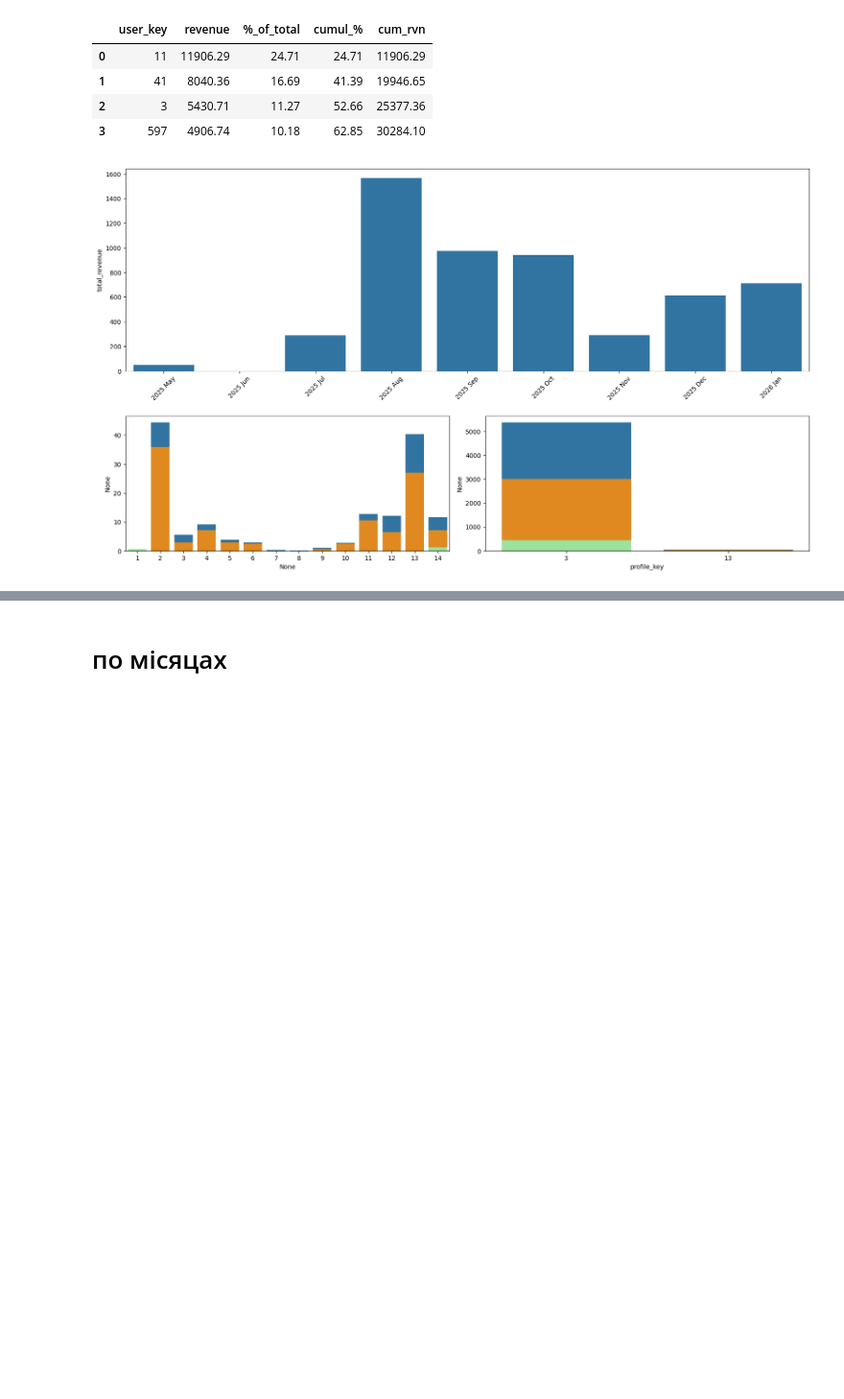
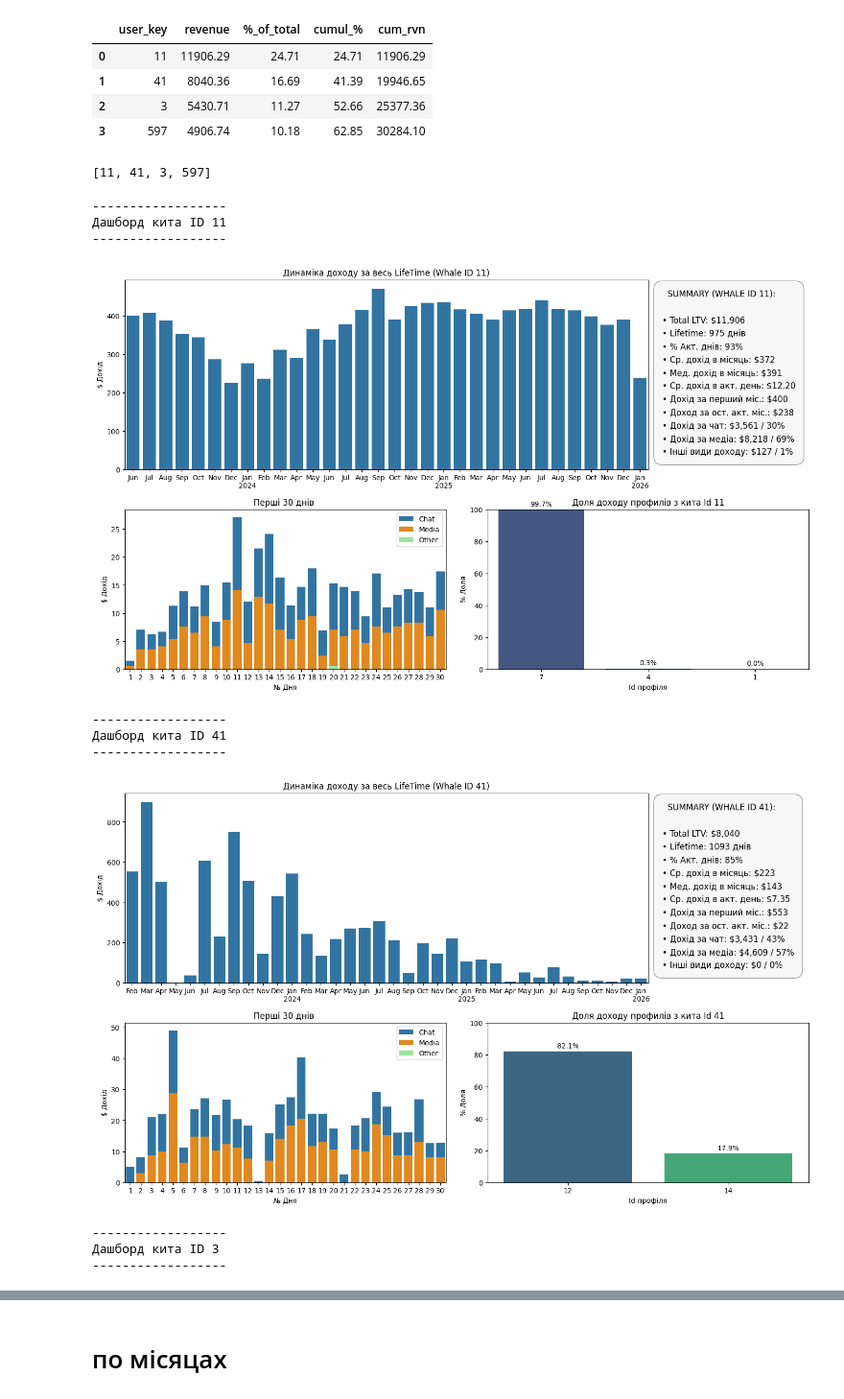
Before and after one commit to Chocopie-DA/db_analysis_sql_sweetylove, a Jupyter notebook: 03_notebooks/EDA.ipynb, the cells around one changed output, grey strips where cells are left out. Shown at 96% size. Cells and saved outputs as stored; diff of their text form; code cells hidden in the pictures; blank space fills up the shorter version.

Commit message:
whales dashboards

```diff
--- a/03_notebooks/EDA.ipynb
+++ b/03_notebooks/EDA.ipynb
@@ -1090,6 +1114,24 @@ def whale_plot(whale_id):
 
     plt.show()
+# %%
+whales_id
+# %% [output]
+[11, 41, 3, 597]
 # %%
-whale_plot(3)
+for id in whales_id:
+    print("------------------")
+    print("Дашборд кита ID", id)
+    print("------------------")
+    whale_dashboard(id, 30)
 # %% [output]
+------------------
+Дашборд кита ID 11
+------------------
-[figure, old version]
+[figure, new version]
+------------------
+Дашборд кита ID 41
+------------------
+[figure, added]
+------------------
+Дашборд кита ID 3
+------------------
```
Also changed, not shown: parts of 27 cells of this notebook.
